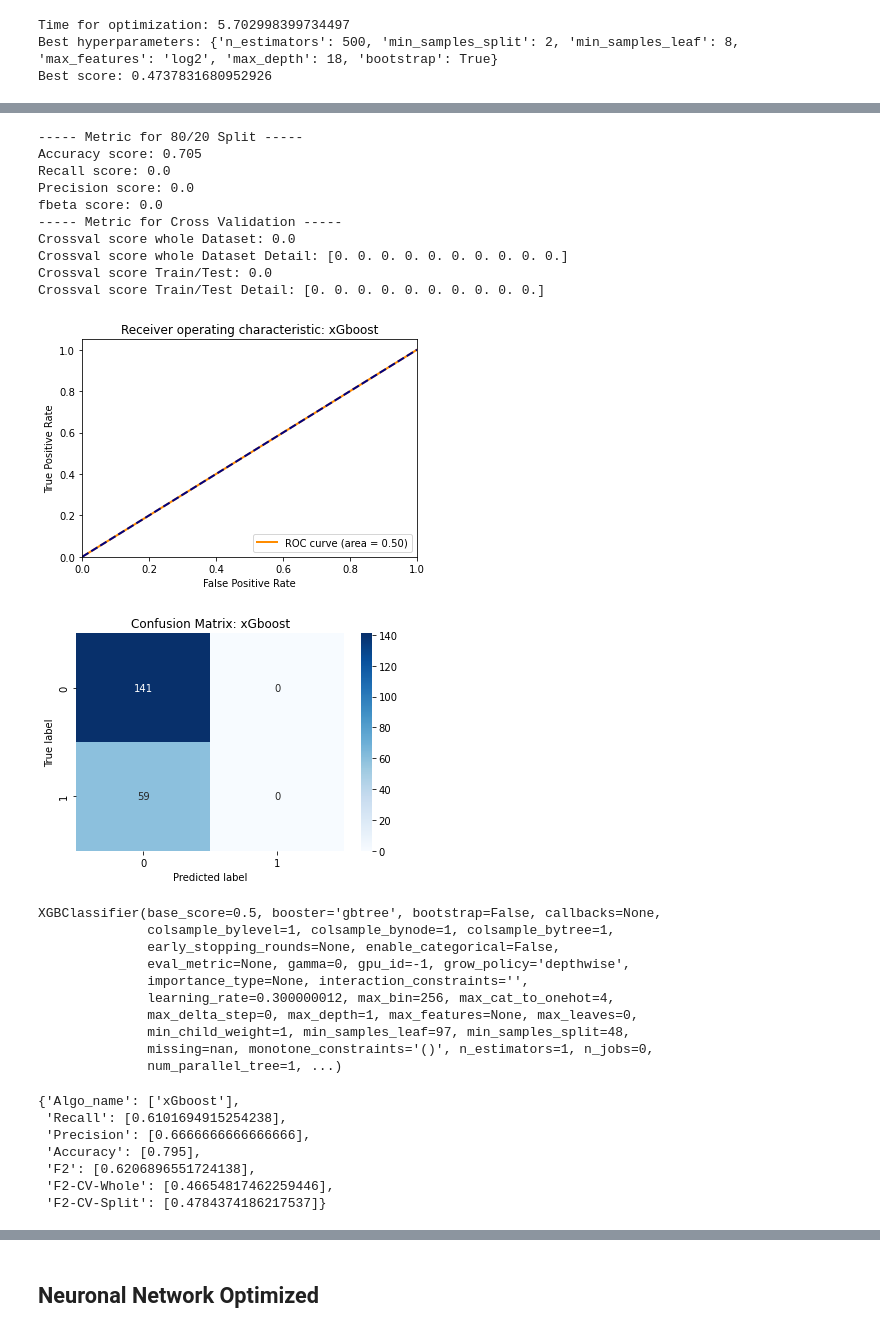
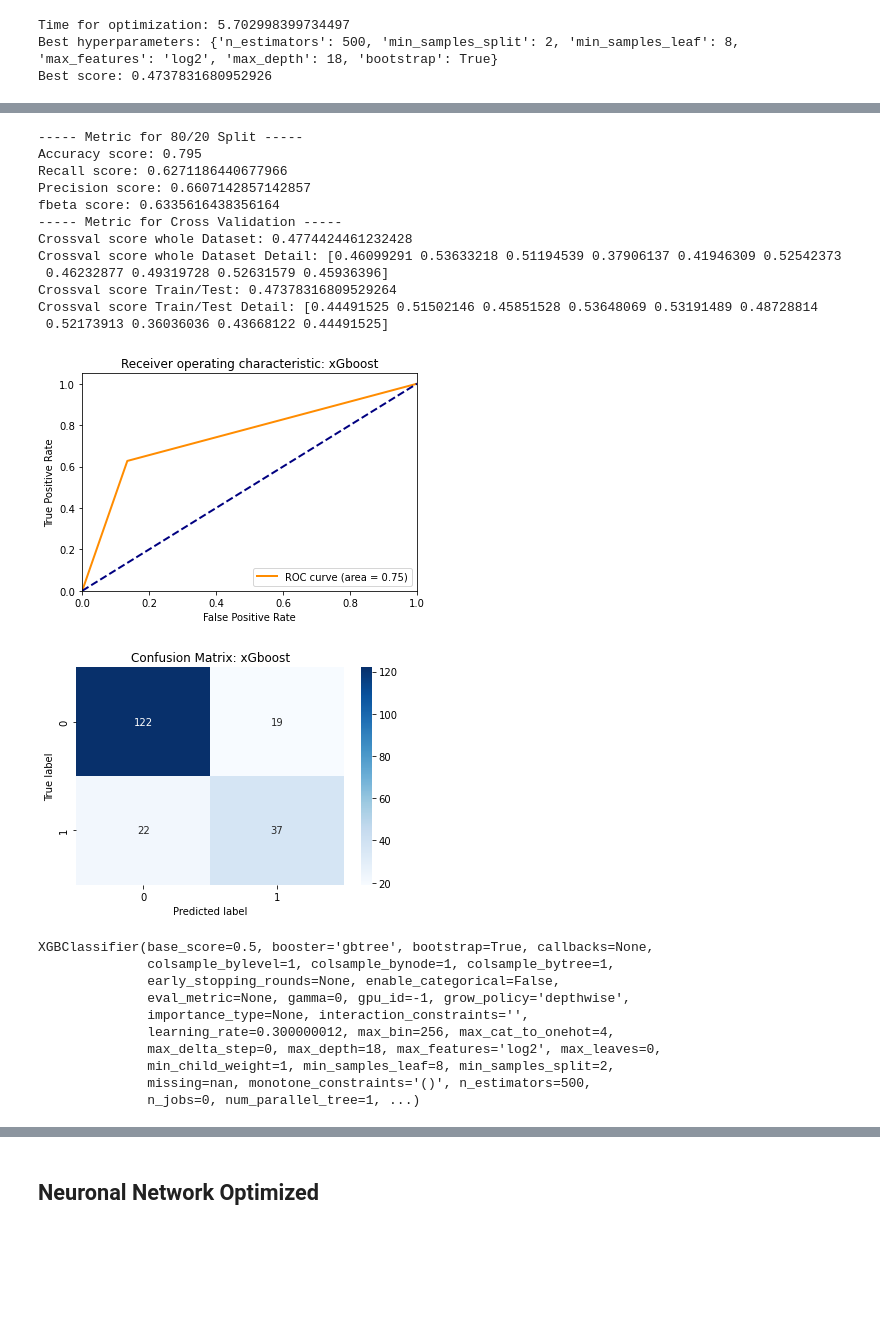
Before and after one commit to DanielGit4/AML, a Jupyter notebook: German_Credit_data/classification.ipynb, the cells around one changed output, grey strips where cells are left out. Saved outputs shown, nothing was run; the diff lists cells and outputs as text; code cells hidden in the pictures; blank space fills up the shorter version.

```diff
--- a/German_Credit_data/classification.ipynb
+++ b/German_Credit_data/classification.ipynb
@@ -566,8 +472,3 @@ KeyboardInterrupt:
-# %%
-
-
-X_train.drop(['Sex_female ','Status_ divorced/separated', 'Status_ married/windowed'],axis=1, inplace=True)
-X_test.drop(['Sex_female ','Status_ divorced/separated', 'Status_ married/windowed'],axis=1, inplace=True)
 # %% [markdown]
 ## Random Forest Optimized
 # %%
@@ -695,36 +541,27 @@ Best trial: {'n_estimators': 1, 'max_depth': 53, 'max_features': None, 'min_samp
 # %%
-# pass best hyperparameters to xgboost function
-xgboost(X_train, X_test, y_train, y_test, hyperopt=False, parameters=xgboost_params, opt=True)
+xgboost(X_train, X_test, y_train, y_test, hyperopt=False, parameters={'n_estimators': 500, 'min_samples_split': 2, 'min_samples_leaf': 8, 'max_features': 'log2', 'max_depth': 18, 'bootstrap': True}, opt=True)
 # %% [output]
 ----- Metric for 80/20 Split -----
-Accuracy score: 0.705
-Recall score: 0.0
-Precision score: 0.0
-fbeta score: 0.0
+Accuracy score: 0.795
+Recall score: 0.6271186440677966
+Precision score: 0.6607142857142857
+fbeta score: 0.6335616438356164
 ----- Metric for Cross Validation -----
-Crossval score whole Dataset: 0.0
-Crossval score whole Dataset Detail: [0. 0. 0. 0. 0. 0. 0. 0. 0. 0.]
-Crossval score Train/Test: 0.0
-Crossval score Train/Test Detail: [0. 0. 0. 0. 0. 0. 0. 0. 0. 0.]
+Crossval score whole Dataset: 0.4774424461232428
+Crossval score whole Dataset Detail: [0.46099291 0.53633218 0.51194539 0.37906137 0.41946309 0.52542373
+ 0.46232877 0.49319728 0.52631579 0.45936396]
+Crossval score Train/Test: 0.47378316809529264
+Crossval score Train/Test Detail: [0.44491525 0.51502146 0.45851528 0.53648069 0.53191489 0.48728814
+ 0.52173913 0.36036036 0.43668122 0.44491525]
-[figure, old version]
+[figure, new version]
-[figure, old version]
+[figure, new version]
-XGBClassifier(base_score=0.5, booster='gbtree', bootstrap=False, callbacks=None,
+XGBClassifier(base_score=0.5, booster='gbtree', bootstrap=True, callbacks=None,
               colsample_bylevel=1, colsample_bynode=1, colsample_bytree=1,
               early_stopping_rounds=None, enable_categorical=False,
               eval_metric=None, gamma=0, gpu_id=-1, grow_policy='depthwise',
               importance_type=None, interaction_constraints='',
               learning_rate=0.300000012, max_bin=256, max_cat_to_onehot=4,
-              max_delta_step=0, max_depth=1, max_features=None, max_leaves=0,
-              min_child_weight=1, min_samples_leaf=97, min_samples_split=48,
-              missing=nan, monotone_constraints='()', n_estimators=1, n_jobs=0,
-              num_parallel_tree=1, ...)
+              max_delta_step=0, max_depth=18, max_features='log2', max_leaves=0,
+              min_child_weight=1, min_samples_leaf=8, min_samples_split=2,
+              missing=nan, monotone_constraints='()', n_estimators=500,
+              n_jobs=0, num_parallel_tree=1, ...)
-# %%
-Opt_results
-# %% [output]
-{'Algo_name': ['xGboost'],
- 'Recall': [0.6101694915254238],
- 'Precision': [0.6666666666666666],
- 'Accuracy': [0.795],
- 'F2': [0.6206896551724138],
- 'F2-CV-Whole': [0.46654817462259446],
- 'F2-CV-Split': [0.4784374186217537]}
```
Also changed, not shown: parts of 40 cells of this notebook, 10 other files.
